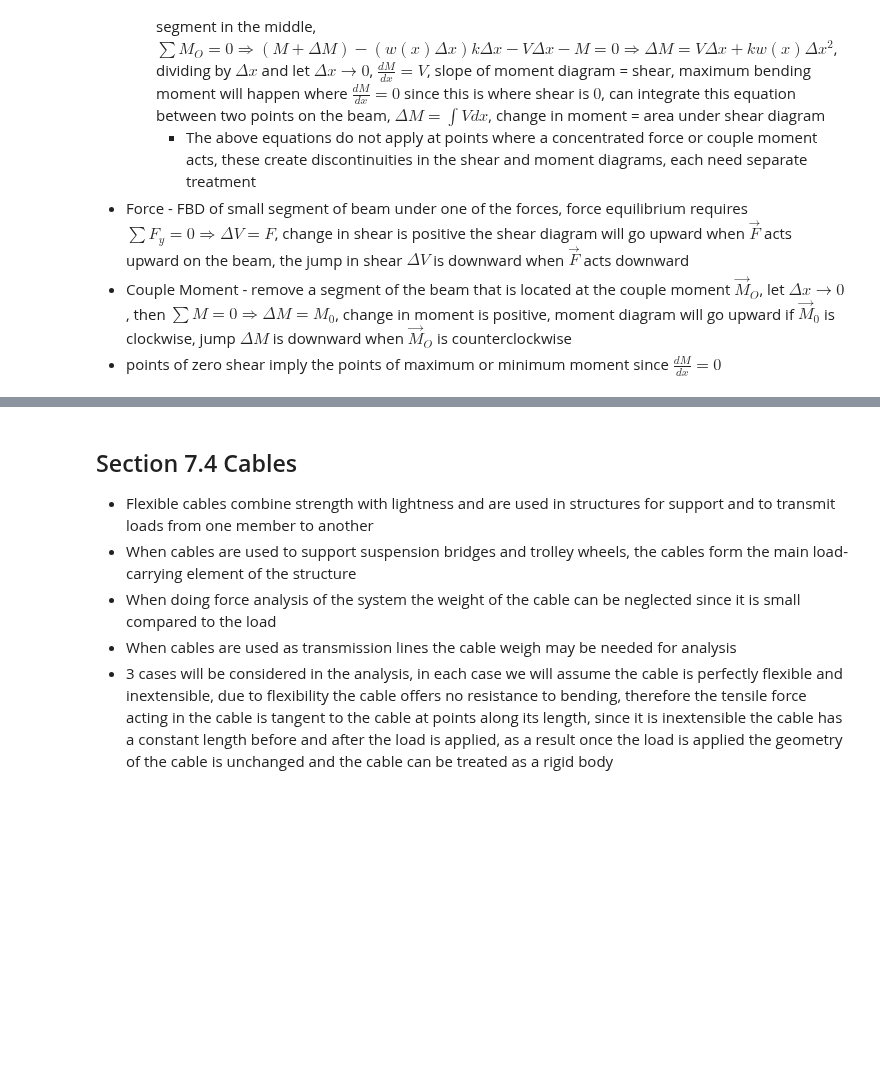
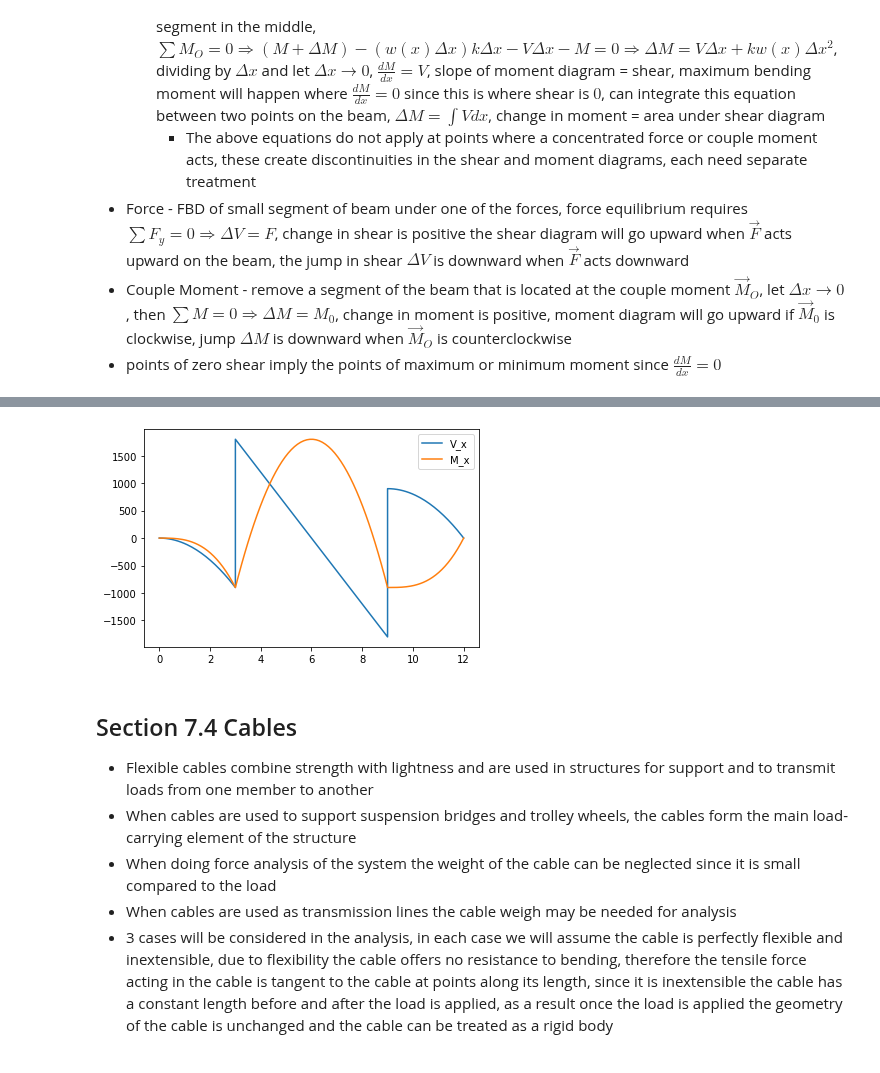
Before and after one commit to michaelhotchkiss/Statics, a Jupyter notebook: Chapter 7 - Internal Forces.ipynb, the cells around one changed output, grey strips where cells are left out. Cells and saved outputs as stored; diff of their text form; code cells hidden in the pictures; blank space fills up the shorter version.

```diff
--- a/Chapter 7 - Internal Forces.ipynb
+++ b/Chapter 7 - Internal Forces.ipynb
@@ -157,3 +112,69 @@ plt.show()
+# %%
+import numpy as np
+import matplotlib.pyplot as plt
+w = 600
+d_1 = 3
+d_2 = 6
+d_3 = 3
+positions = {
+    'A': np.array([d_1 + d_2]),
+    'B': np.array([d_1]),
+    'C': np.array([0]),
+    'D': np.array([d_1 + d_2 + d_3]),
+}
+#F_R_CB
+equation_CB = lambda x: 600/3 * x
+x_w_CB = lambda x: x * 600/3 * x
+force_R_CB = integrate.quad(equation_CB, 0, 3)[0]
+positions['F_R_CB'] = integrate.quad(x_w_CB, 0, 3)[0] / force_R_CB
+#F_R_BA
+equation_BA = lambda x: 600
+x_w_BA = lambda x: x * 600
+force_R_BA = integrate.quad(equation_BA, 3, 9)[0]
+positions['F_R_BA'] = integrate.quad(x_w_BA, 3, 9)[0] / force_R_BA
+#F_R_AD
+equation_AD = lambda x: 600/3 * (x-9)
+x_w_AD = lambda x: 600/3 * (x-9)**2
+force_R_AD = integrate.quad(equation_AD, 9, 12)[0]
+positions['F_R_AD'] = d_1 + d_2 + d_3 - integrate.quad(x_w_AD, 9, 12)[0] / force_R_AD
+
+x_1 = np.linspace(0,d_1)
+x_2 = np.linspace(d_1, d_1 + d_2)
+x_3 = np.linspace(d_1 + d_2,d_1 + d_2 + d_3)
+
+#moment about A
+N_B = (force_R_BA * (positions['A'] - positions['F_R_BA']) + force_R_CB * (positions['A'] - positions['F_R_CB']) - force_R_AD * (positions['F_R_AD'] - positions['A'])) / (positions['A'] - positions['B'])
+#moment about B
+A_y = (-force_R_CB * (positions['B'] - positions['F_R_CB']) + force_R_BA * (positions['F_R_BA'] - positions['B']) + force_R_AD * (positions['F_R_AD'] - positions['B'])) / (positions['A'] - positions['B'])
+# sum of F_y on CB
+# V_x_CB = -1/2 * w * x_1/d_1 * x_1 = -100*x_1**2
+V_x_CB = -100 * x_1**2
+# moment about CB
+# M_x_CB = -1/2 * w* x_1/d_1 * 1/3 * x_2 = -100*x_1**3/3
+M_x_CB = -100 * x_1**3 / 3
+# sum F_y on BA
+# V_x_BA = -force_R_CB + N_B - (x_2-3) * w = 1800 - 600(x_2-3)
+V_x_BA = -force_R_CB + N_B - w * (x_2-3)
+# moment about BA
+# M_x_BA = -force_R_CB * (x-2)) + N_B * (x-3) - w * (x-3) * (x-3)/2 = -900(x-2) + N_B(x-3) - w/2 * (x-3)**2
+M_x_BA = -force_R_CB * (x_2-2) + N_B * (x_2 - 3) - w/2 * (x_2 - 3)**2
+# sum of F_y on AD
+# V_x_AD = 1/2 * 600x/3 * x = 100x**2
+V_x_AD = -100 * (x_3-9)**2 + 900
+# moment about AD
+# M_x_AD = -1/2 * 600x/3 * x * 1/3 * x = -100x**3/3
+M_x_DA = 100 * (x_3-9)**3 / 3 - 900
+
+
+x_4 = np.hstack((x_1,x_2,x_3))
+V_x = np.hstack((V_x_CB,V_x_BA,V_x_AD))
+M_x = np.hstack((M_x_CB,M_x_BA,M_x_DA))
+plt.plot(x_4,V_x)
+plt.plot(x_4,M_x)
+plt.legend(['V_x','M_x'])
+plt.show()
+# %% [output]
+[figure, added]
 # %% [markdown]
 ## Section 7.4 Cables
 * Flexible cables combine strength with lightness and are used in structures for support and to transmit loads from one member to another
```
Also changed, not shown: parts of 3 cells of this notebook, 1 other file.
